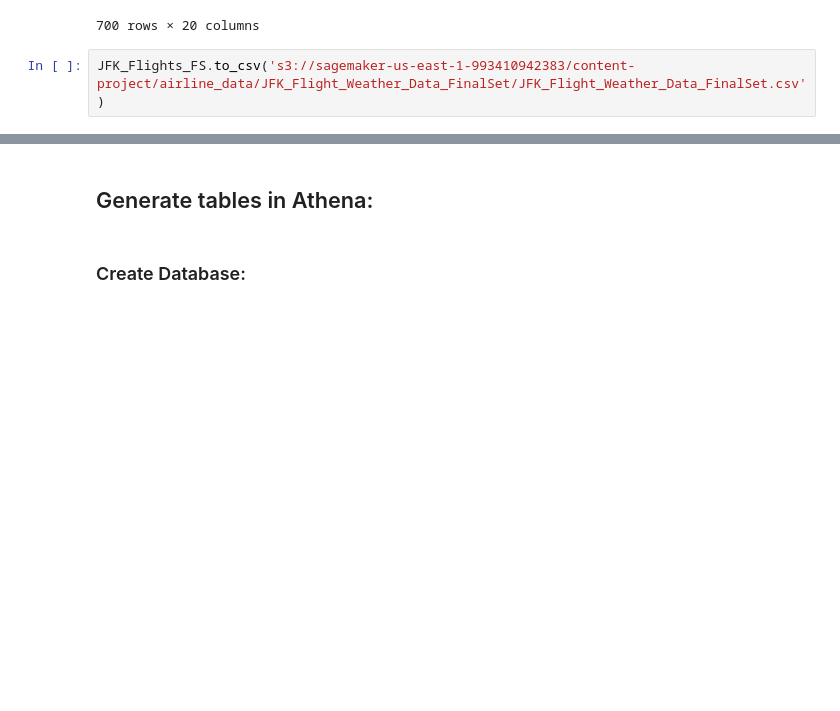
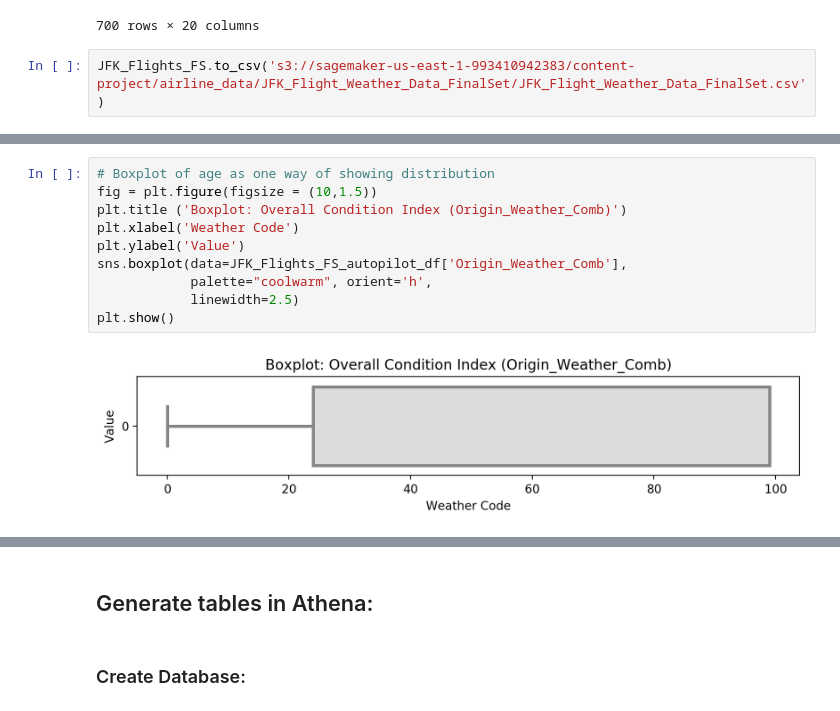
Before and after one commit to fausa/ADS508, a Jupyter notebook: Susy_EDA.ipynb, the cells around one changed output, grey strips where cells are left out. Saved outputs shown, nothing was run; the diff lists cells and outputs as text; blank space fills up the shorter version.

```diff
--- a/Susy_EDA.ipynb
+++ b/Susy_EDA.ipynb
@@ -546,0 +595,12 @@ JFK_Flights_FS.to_csv('s3://sagemaker-us-east-1-993410942383/content-project/air
+# %%
+# Boxplot of age as one way of showing distribution
+fig = plt.figure(figsize = (10,1.5))
+plt.title ('Boxplot: Overall Condition Index (Origin_Weather_Comb)')
+plt.xlabel('Weather Code')
+plt.ylabel('Value')
+sns.boxplot(data=JFK_Flights_FS_autopilot_df['Origin_Weather_Comb'],
+            palette="coolwarm", orient='h',
+            linewidth=2.5)
+plt.show()
+# %% [output]
+[figure, added]
```
Also changed, not shown: parts of 25 cells of this notebook.
